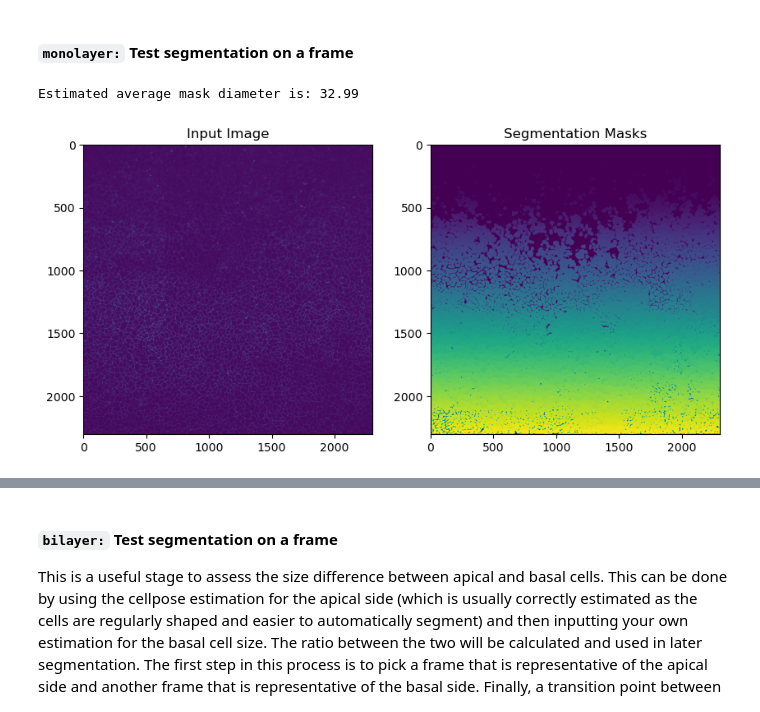
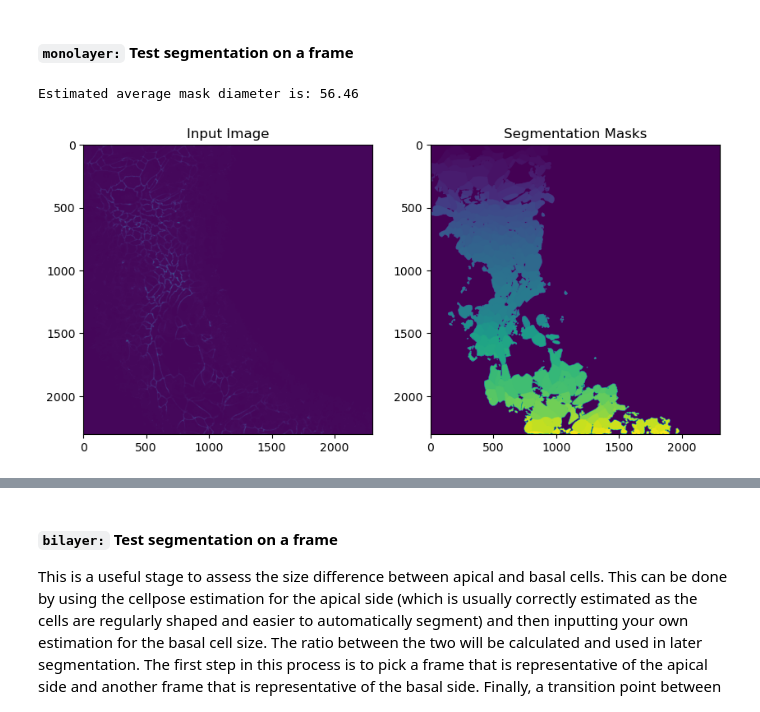
Before and after one commit to nthndy/homuncu_loc, a Jupyter notebook: segmentation_and_tracking/segment_localise_unionise.ipynb, the cells around one changed output, grey strips where cells are left out. Saved outputs shown, nothing was run; the diff lists cells and outputs as text; code cells hidden in the pictures.

```diff
--- a/segmentation_and_tracking/segment_localise_unionise.ipynb
+++ b/segmentation_and_tracking/segment_localise_unionise.ipynb
@@ -25,7 +25,7 @@ from homuncu_loc import tools # this is for a few custom tools
 
 The first step here is to define a base directory where different images for analysis are stored. By defining the path to this directory as a python variable we will reduce the need for long string input of future image paths.
 # %%
-base_dir = '/run/user/30046150/gvfs/smb-share:server=data2.thecrick.org,share=lab-gutierrezm/home/shared/Lung on Chip/Light microscopy/mono-culture/iAT2AT1/for analysis_20221125'
+base_dir = '/run/user/30046150/gvfs/smb-share:server=data2.thecrick.org,share=lab-gutierrezm/home/shared/Lung on Chip/image analysis_Nathan/Job_Mtb area'
 print('Here are the experimental data sets contained within base_dir:')
 print(os.listdir(base_dir))
 # %% [output]
@@ -34,7 +34,7 @@ Here are the experimental data sets contained within base_dir:
 # %% [markdown]
 Next we will pick one experiment to work with from the aforementioned directories
 # %%
-expt = 'DAPI-SPC-PDPN-ZO1'
+expt = 'run1_23-01-001_23-01-005'
 expt_dir = os.path.join(base_dir, expt) # use os to join the names of the two directories together in new python variable
 # %% [markdown]
 And now we will show the different images from this experiment
@@ -56,7 +66,7 @@ Day7_static/20x_21-12-031B_A12456_Multichannel Z-Stack_20220811_121.vsi
 # %% [markdown]
 Select one set of images to work with initially (later we will iterate over all images for bulk segmentation jobs)
 # %%
-image_dir = 'Day14_static/20x_21-12-028A_A23456_Multichannel Z-Stack_20220818_244.tif'
+image_dir = '2h pi/20230707_40X_23-01-001A3_Multichannel Z-Stack_20230707_1314.tif'
 image_fn = os.path.join(expt_dir, image_dir)
 # %% [markdown]
 #### Load images from .tif file:
@@ -89,7 +100,7 @@ viewer.add_image(image,
 
 Makes life easier later down the line when you want to segment one slice
 # %%
-mask_input_channel = image[...,3] # picking ch3 as mask input
+mask_input_channel = image[...,1] # picking chX as mask input
 # %% [markdown]
 ## 2. Segmentation
 # %% [markdown]
@@ -133,23 +144,23 @@ Thu Jul 20 14:37:25 2023
 #### `monolayer:` Test segmentation on a frame
 # %%
 %%time
-index = 35  # pick which frame/zslice to test the segmentation on
+index = 189  # pick which frame/zslice to test the segmentation on
 masks, flows, styles, diams = model.eval(
     mask_input_channel[index],  # input image to segment
     diameter=None,  # set average cell diameter (if left to None then it estimates for you)
     flow_threshold=None,  # optional parameter to increase if cells undersegmented
     channels=channels  # channel input defined above
 )
 
 print(f"Estimated average mask diameter is: {diams:.2f}") # print the estimated cell diameter
 
 # Display input image and masks
 fig, (ax1, ax2) = plt.subplots(1, 2, figsize=(10, 5))
 ax1.imshow(mask_input_channel[index])
 ax1.set_title("Input Image")
 ax2.imshow(masks)
 ax2.set_title("Segmentation Masks")
 plt.show()
 # %% [output]
-Estimated average mask diameter is: 32.99
+Estimated average mask diameter is: 56.46
-[figure, old version]
+[figure, new version]
```
Also changed, not shown: parts of 30 cells of this notebook.
